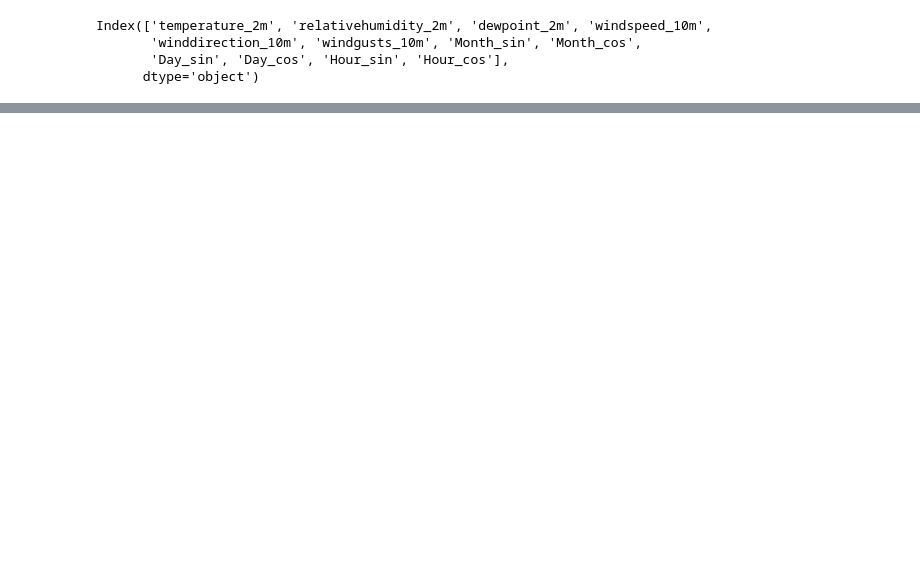
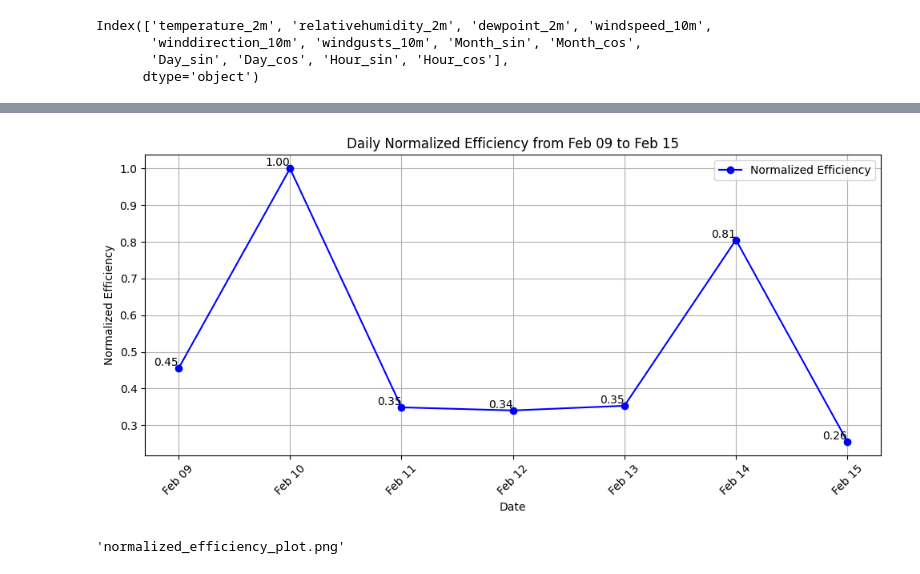
Before and after one commit to aryaman2603/array_yaar_yantra_ml, a Jupyter notebook: WindmillEnergyPredn.ipynb, the cells around one changed output, grey strips where cells are left out. Saved outputs shown, nothing was run; the diff lists cells and outputs as text; code cells hidden in the pictures; blank space fills up the shorter version.

```diff
--- a/WindmillEnergyPredn.ipynb
+++ b/WindmillEnergyPredn.ipynb
@@ -205,0 +325,12 @@ joblib.dump(rf4, "random_forest_model.pkl")
+# %%
+import numpy as np
+min_year = fut_df['Year'].min()
+max_year = fut_df['Year'].max()
+fut_df['Month_sin'] = np.sin(2 * np.pi * fut_df['Month'] / 12)
+fut_df['Month_cos'] = np.cos(2 * np.pi * fut_df['Month'] / 12)
+# %%
+fut_df['Day'] = fut_df['Time'].dt.day
+fut_df['Day_sin'] = np.sin(2 * np.pi * fut_df['Day'] / 31)
+fut_df['Day_cos'] = np.cos(2 * np.pi * fut_df['Day'] / 31)
+fut_df['Hour_sin'] = np.sin(2 * np.pi * fut_df['Hour'] / 24)
+fut_df['Hour_cos'] = np.cos(2 * np.pi * fut_df['Hour'] / 24)
@@ -205,0 +346,5 @@ joblib.dump(rf4, "random_forest_model.pkl")
+# %%
+fut_df.rename(columns={"relative_humidity_2m":"relativehumidity_2m", "dew_point_2m":"dewpoint_2m", "wind_speed_10m":"windspeed_10m", "wind_direction_10m":"winddirection_10m", "wind_gusts_10m":"windgusts_10m"}, inplace=True)
+# %%
+pred_df = fut_df.drop(columns=["Time","Day","Year","Month","Hour"])
+y_pred = rf4.predict(pred_df)
@@ -205,0 +371,37 @@ joblib.dump(rf4, "random_forest_model.pkl")
+# %%
+import numpy as np
+import matplotlib.pyplot as plt
+from datetime import datetime, timedelta
+
+efficiency_values = y_pred
+
+daily_efficiency = efficiency_values.reshape(-1, 24).sum(axis=1)
+normalized_efficiency = daily_efficiency / daily_efficiency.max()  # Normalize
+
+# Get the current date and generate dates dynamically
+start_date = datetime.today()
+dates = [(start_date + timedelta(days=i)).strftime("%b %d") for i in range(7)]
+
+plt.figure(figsize=(10, 5))
+plt.plot(dates, normalized_efficiency, marker='o', linestyle='-', color='b', label="Normalized Efficiency")
+
+for i, txt in enumerate(normalized_efficiency):
+    plt.text(dates[i], normalized_efficiency[i], f"{txt:.2f}", ha='right', va='bottom', fontsize=10)
+
+plt.xlabel("Date")
+plt.ylabel("Normalized Efficiency")
+plt.title(f"Daily Normalized Efficiency from {dates[0]} to {dates[-1]}")
+plt.grid(True)
+plt.legend()
+plt.xticks(rotation=45)
+plt.tight_layout()
+
+# Save the figure
+image_path = "normalized_efficiency_plot.png"
+plt.savefig(image_path, dpi=300)
+plt.show()
+
+image_path
+# %% [output]
+[figure, added]
+'normalized_efficiency_plot.png'
```
Also changed, not shown: parts of 14 cells of this notebook, 6 other files.
